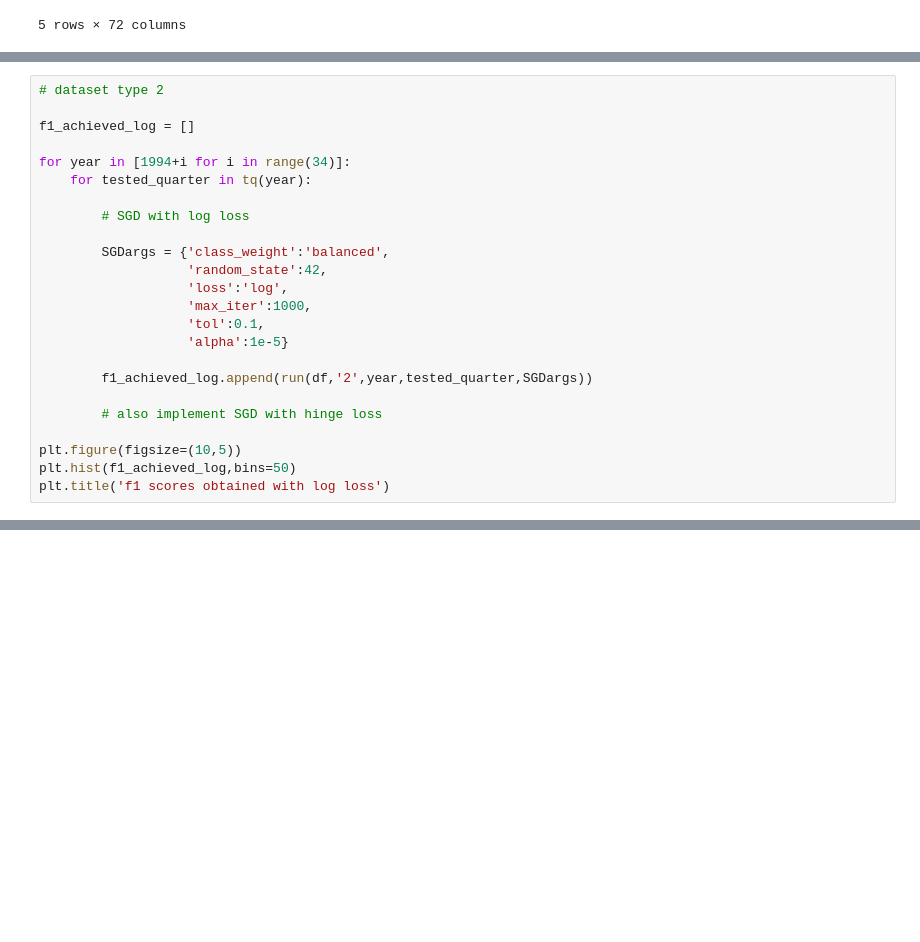
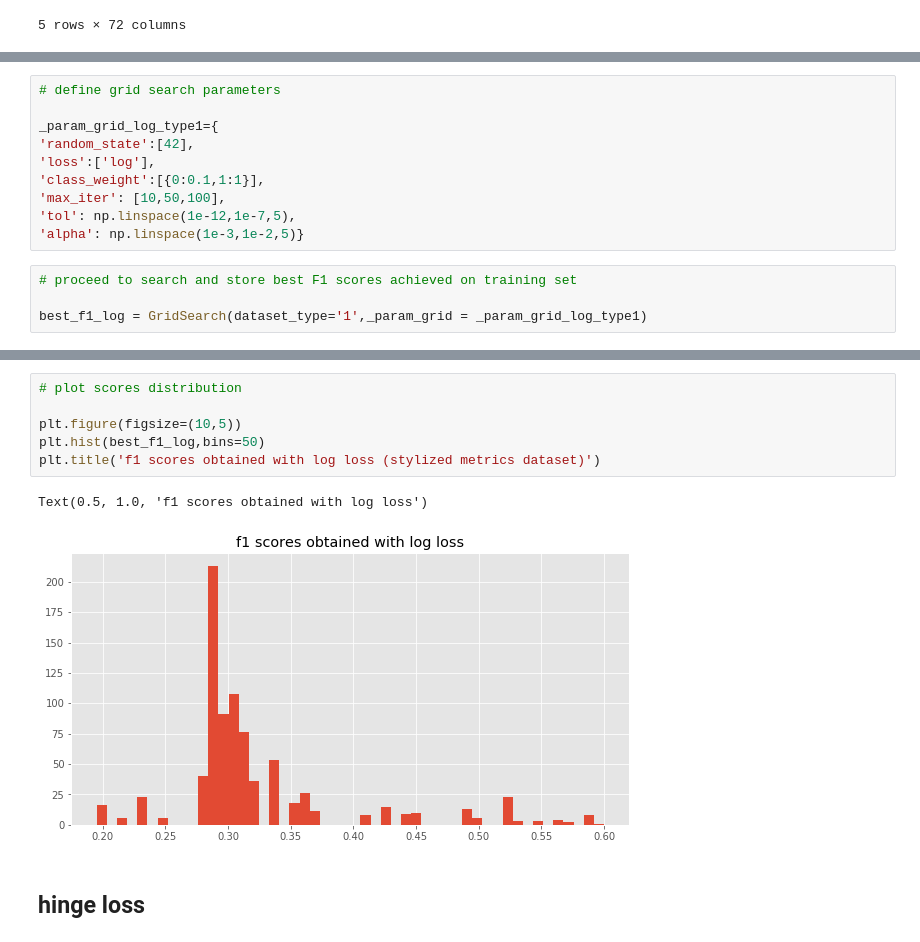
Before and after one commit to rmfeng/dsqfltproject, a Jupyter notebook: notebooks/part_2_models.ipynb, the cells around one changed output, grey strips where cells are left out. Saved outputs shown, nothing was run; the diff lists cells and outputs as text; blank space fills up the shorter version.

```diff
--- a/notebooks/part_2_models.ipynb
+++ b/notebooks/part_2_models.ipynb
@@ -209,24 +143,0 @@ def run(df,_type,year,tested_quarter,SGDargs):
-# %%
-# dataset type 2
-
-f1_achieved_log = []
-
-for year in [1994+i for i in range(34)]:
-    for tested_quarter in tq(year):
-
-        # SGD with log loss
-
-        SGDargs = {'class_weight':'balanced',
-                   'random_state':42,
-                   'loss':'log',
-                   'max_iter':1000,
-                   'tol':0.1,
-                   'alpha':1e-5}
-
-        f1_achieved_log.append(run(df,'2',year,tested_quarter,SGDargs))
-
-        # also implement SGD with hinge loss
-
-plt.figure(figsize=(10,5))
-plt.hist(f1_achieved_log,bins=50)
-plt.title('f1 scores obtained with log loss')
@@ -236,0 +245,14 @@ Text(0.5, 1.0, 'f1 scores obtained with log loss')
+# %%
+# define grid search parameters
+
+_param_grid_log_type1={
+'random_state':[42],
+'loss':['log'],
+'class_weight':[{0:0.1,1:1}],
+'max_iter': [10,50,100],
+'tol': np.linspace(1e-12,1e-7,5),
+'alpha': np.linspace(1e-3,1e-2,5)}
+# %%
+# proceed to search and store best F1 scores achieved on training set
+
+best_f1_log = GridSearch(dataset_type='1',_param_grid = _param_grid_log_type1)
@@ -236,0 +277,11 @@ Text(0.5, 1.0, 'f1 scores obtained with log loss')
+# %%
+# plot scores distribution
+
+plt.figure(figsize=(10,5))
+plt.hist(best_f1_log,bins=50)
+plt.title('f1 scores obtained with log loss (stylized metrics dataset)')
+# %% [output]
+Text(0.5, 1.0, 'f1 scores obtained with log loss')
+[figure, added]
+# %% [markdown]
+## hinge loss
```
Also changed, not shown: parts of 33 cells of this notebook.
